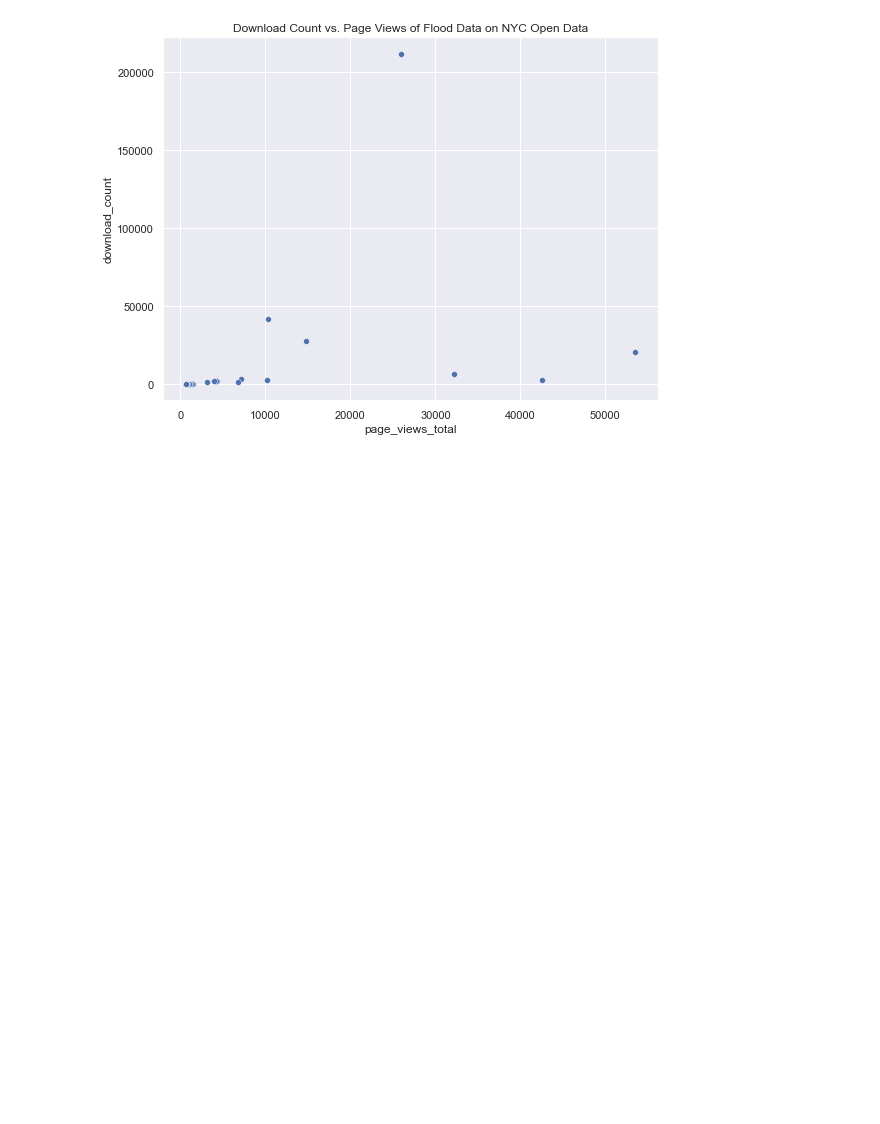
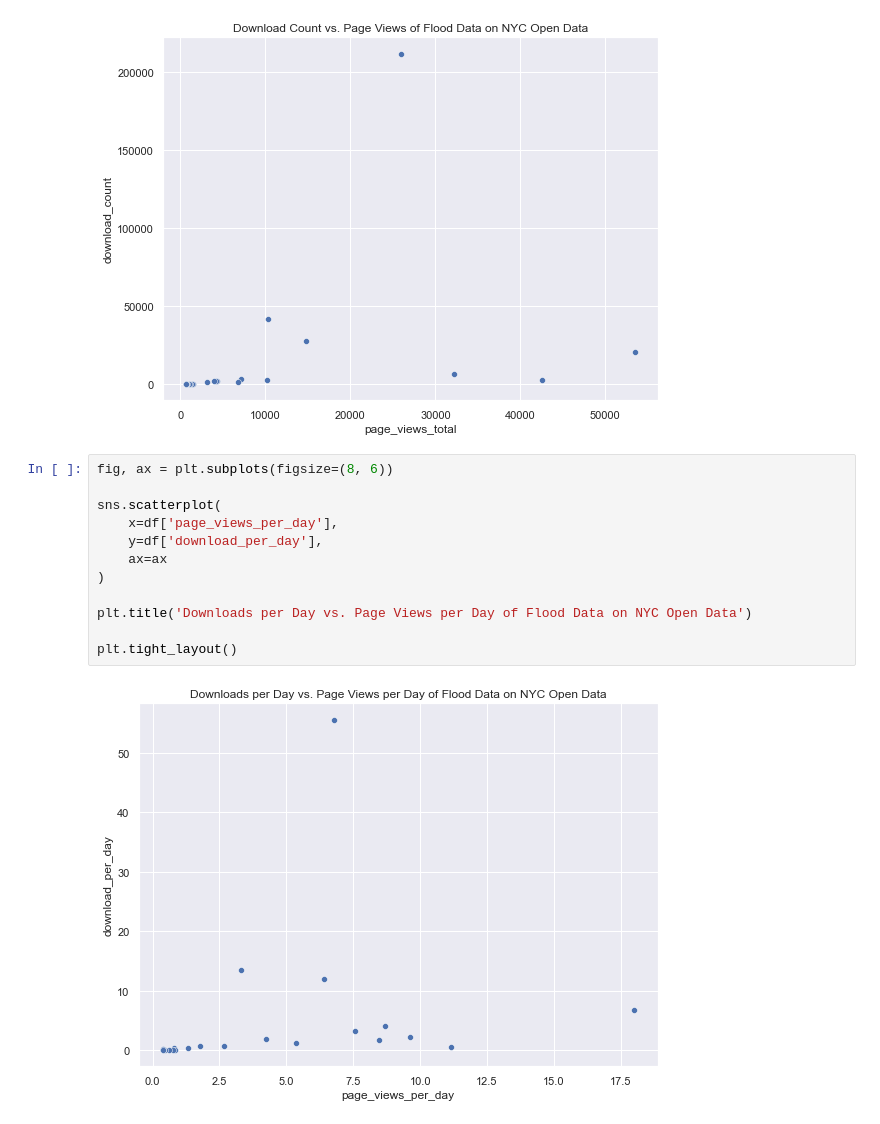
Before and after one commit to mebauer/nyc-flood-data, a Jupyter notebook: analysis.ipynb, the cells around one changed output. Drawn from its saved outputs; the diff is of its cells as text; blank space fills up the shorter version.

```diff
--- a/analysis.ipynb
+++ b/analysis.ipynb
@@ -276,3 +321,17 @@ plt.title('Download Count vs. Page Views of Flood Data on NYC Open Data')
 plt.tight_layout()
 # %% [output]
 [figure]
+# %%
+fig, ax = plt.subplots(figsize=(8, 6))
+
+sns.scatterplot(
+    x=df['page_views_per_day'],
+    y=df['download_per_day'],
+    ax=ax
+)
+
+plt.title('Downloads per Day vs. Page Views per Day of Flood Data on NYC Open Data')
+
+plt.tight_layout()
+# %% [output]
+[figure, added]
```
Also changed, not shown: parts of 11 cells of this notebook.
